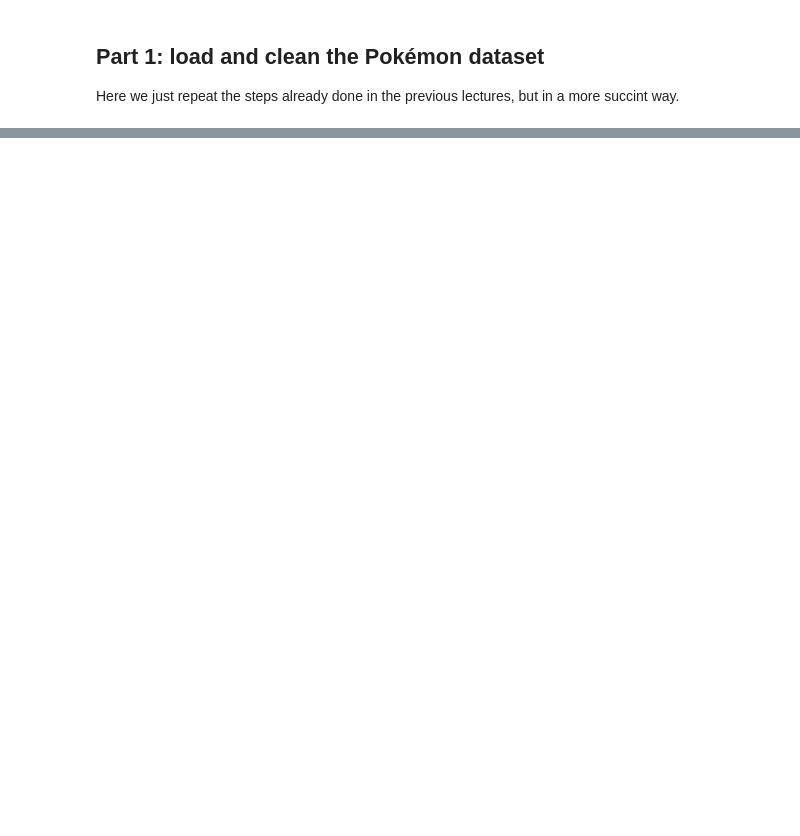
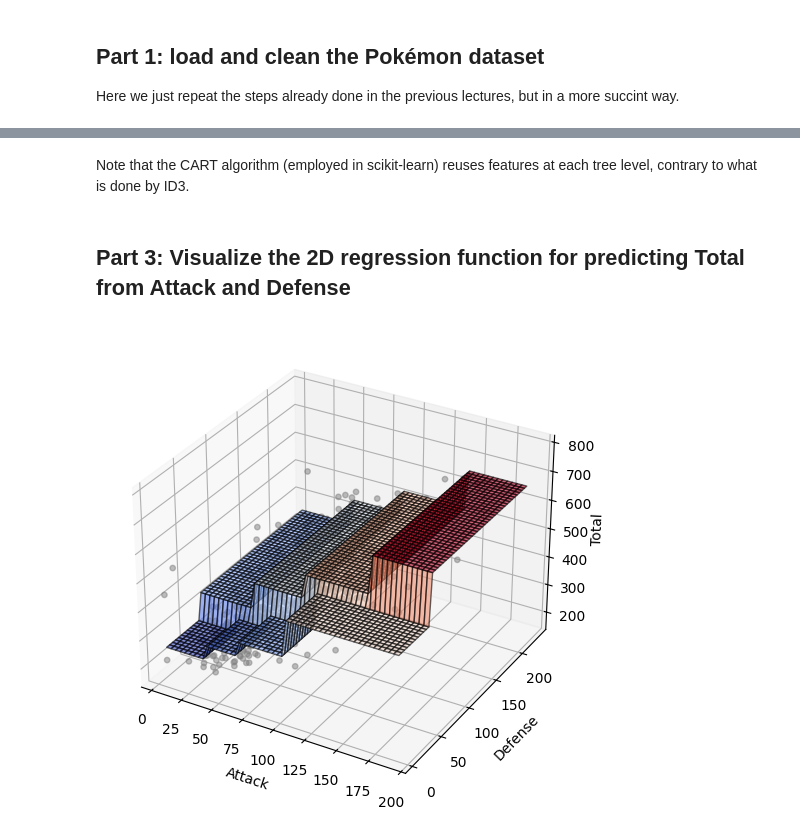
Before and after one commit to rafaeldavidjose/MLF-25-26, a Jupyter notebook: Class 4/lecture04.ipynb, the cells around one changed output, grey strips where cells are left out. Drawn from its saved outputs; the diff is of its cells as text; code cells hidden in the pictures; blank space fills up the shorter version.

```diff
--- a/Class 4/lecture04.ipynb
+++ b/Class 4/lecture04.ipynb
@@ -223,0 +112,60 @@ y_pred = model.predict(X_test)
+# %% [markdown]
+Note that the CART algorithm (employed in scikit-learn) reuses features at each
+tree level, contrary to what is done by ID3.
+# %% [markdown]
+## Part 3: Visualize the 2D regression function for predicting Total from Attack and Defense
+# %%
+# 2D regression: predict Total from Attack and Defense ---
+X2 = df[["Attack", "Defense"]].values
+y2 = df["Total"].values
+
+# Max depth: change this to see how the regression line changes
+max_depth = 3
+
+# Fit regression tree
+# - Note we're using the whole training data! Our goal here is only to plot a
+# (mostly) continuous regression planes so we get an intuition of how the
+# decision tree regressor works in 2D regression
+# - See part 4 below to see an actual prediction being made
+tree_2d = DecisionTreeRegressor(max_depth=max_depth, random_state=42)
+tree_2d.fit(X2, y2)
+
+# Create test data for plotting: we basically create a lot of points so we can
+# draw a continuous line connecting them. Let's go step by step, as this is
+# somewhat more convoluted than in the 1D case:
+
+# Create equally spaced points for each of the 2 dimensions
+# We're basing ourselves in the actual dimension of the train data (attack and defense)
+x1 = np.linspace(X2[:, 0].min(), X2[:, 0].max(), 50)
+x2 = np.linspace(X2[:, 1].min(), X2[:, 1].max(), 50)
+
+# Get a tuple of coordinate matrices from coordinate vectors (basically create a
+# grid of all combinations of x1 and x2 values)
+xx1, xx2 = np.meshgrid(x1, x2)
+
+# Combine xx1 and xx2: now we get a proper "X" matrix, with rows being
+# observations and columns the features (50x50=2500 observations, 2 features)
+X_grid = np.column_stack((xx1.ravel(), xx2.ravel()))
+
+# Perform the prediction over all of these "training" points to get the
+# regression planes
+y_pred2 = tree_2d.predict(X_grid).reshape(xx1.shape)
+
+# Let's create the plot
+fig2 = plt.figure(figsize=(5, 5))
+ax2 = fig2.add_subplot(111, projection="3d")
+
+# Plot the actual data points, so we can have some insight on how the regression
+# planes are predicted
+ax2.scatter(X2[:, 0], X2[:, 1], y2, color="gray", s=15, alpha=0.5, label="Data")
+
+# Plot regression "surface" (piecewise-constant planes)
+ax2.plot_surface(xx1, xx2, y_pred2, cmap="coolwarm", alpha=0.6, edgecolor="k")
+
+ax2.set_xlabel("Attack")
+ax2.set_ylabel("Defense")
+ax2.set_zlabel("Total", labelpad=0)
+
+fig2.tight_layout()
+# %% [output]
+[figure, added]
```
Also changed, not shown: parts of 26 cells of this notebook, 1 other file.
